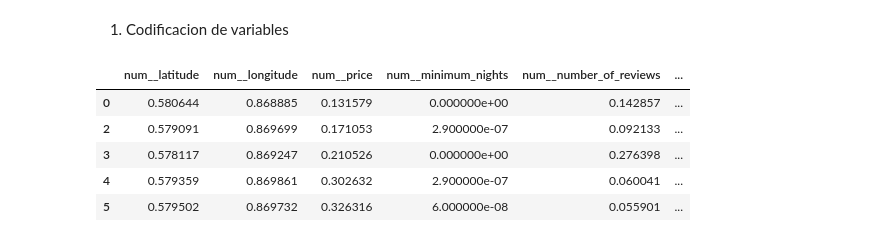
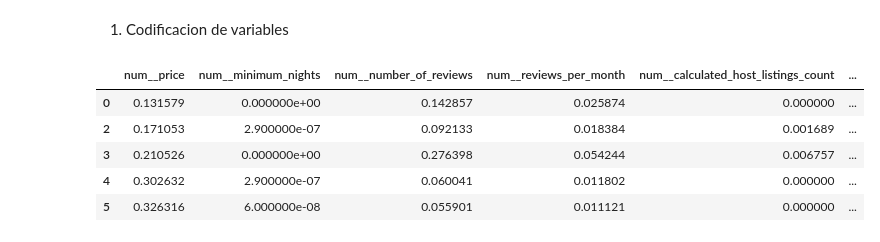
Before and after one commit to HaloReach2552/Proyecto-Data-Science-Airbnb, a Jupyter notebook: proyecto.ipynb, the cells around one changed output. Drawn from its saved outputs; the diff is of its cells as text; code cells hidden in the pictures.

```diff
--- a/proyecto.ipynb
+++ b/proyecto.ipynb
@@ -310,24 +309,20 @@ availability_365: 0 (0.00%)
 # %% [markdown]
 . "Se identificaron valores atípicos mediante el método del rango intercuartílico (IQR). Sin embargo, debido a que estos valores representan comportamientos reales del mercado Airbnb (por ejemplo, anfitriones profesionales con múltiples propiedades, las reviews que dejan los inquilos o alojamientos con estancias mínimas prolongadas), no se eliminaron las observaciones
 # %%
-variable = ['price']
+Q1 = datos['price'].quantile(0.25)
+Q3 = datos['price'].quantile(0.75)
+IQR = Q3 - Q1
 
-mask = pd.Series(False, index=datos.index)
+li = Q1 - 1.5 * IQR
+ls = Q3 + 1.5 * IQR
 
-for var in variable:
-    Q1 = datos[var].quantile(0.25)
-    Q3 = datos[var].quantile(0.75)
-    IQR = Q3 - Q1
+# Máscara de outliers
+mask = (datos['price'] < li) | (datos['price'] > ls)
 
-    li = Q1 - 1.5 * IQR
-    ls = Q3 + 1.5 * IQR
-
-    mask |= (datos[var] < li) | (datos[var] > ls)
-
-# Dataset con outliers de price
+# Dataset con outliers
 datos_outliers = datos[mask]
 
-# Dataset sin outliers de price
+# Dataset sin outliers
 datos_limpio = datos[~mask]
 
 # Dimensiones
@@ -362,17 +381,21 @@ datos_limpio.head(3)
 1. Codificacion de variables
 # %%
 #En este codigo lo que estoy haciendo es reducir las categorias por region, de esa manera se reduce a 6 categorias
+
 regiones = {
+    # Noreste
     "New York City": "Noreste",
     "Boston": "Noreste",
     "Cambridge": "Noreste",
     "Jersey City": "Noreste",
     "Rhode Island": "Noreste",
 
+    # Medio Oeste
     "Chicago": "Medio Oeste",
     "Columbus": "Medio Oeste",
     "Twin Cities MSA": "Medio Oeste",
 
+    # Oeste
     "Los Angeles": "Oeste",
     "San Diego": "Oeste",
     "San Francisco": "Oeste",
@@ -384,20 +407,27 @@ regiones = {
     "San Mateo County": "Oeste",
     "San Clara Country": "Oeste",
     "Pacific Grove": "Oeste",
+    "Salem": "Oeste",
+    "Clark County": "Oeste",
 
+    # Sur
     "Austin": "Sur",
     "Nashville": "Sur",
     "New Orleans": "Sur",
     "Broward County": "Sur",
+    "Asheville": "Sur",
 
+    # Pacífico
     "Hawaii": "Pacífico",
 
-    "Asheville": "Sur",
-    "Salem": "Oeste",
+    # Este
     "Washington D.C.": "Este"
 }
 
+# Crear la nueva variable
 datos_limpio["region"] = datos_limpio["city"].map(regiones)
+
+# Comprobar la distribución
 # %%
 import pandas as pd
 from sklearn.compose import ColumnTransformer
@@ -406,38 +436,36 @@ from sklearn.preprocessing import OneHotEncoder, MinMaxScaler
 categoricas = ['room_type', "region"]
 
 numericas = [
-    'latitude',
-    'longitude',
     'price',
     'minimum_nights',
     'number_of_reviews',
     'reviews_per_month',
     'calculated_host_listings_count',
     'availability_365'
 ]
 
 preprocesador = ColumnTransformer(
     transformers=[
         ('num', MinMaxScaler(), numericas),
         ('cat', OneHotEncoder(handle_unknown='ignore', sparse_output=False), categoricas)
     ],
     remainder='drop'
 )
 
 # Transformar los datos
 X = preprocesador.fit_transform(datos_limpio)
 
 # Obtener los nombres de las columnas
 columnas = preprocesador.get_feature_names_out()
 
 # Convertir a DataFrame
 X_df = pd.DataFrame(X, columns=columnas, index=datos_limpio.index)
 
 X_df.head()
 # %% [output]
-|  | num__latitude | num__longitude | num__price | num__minimum_nights | num__number_of_reviews | ... |
-| 0 | 0.580644 | 0.868885 | 0.131579 | 0.000000e+00 | 0.142857 | ... |
-| 2 | 0.579091 | 0.869699 | 0.171053 | 2.900000e-07 | 0.092133 | ... |
-| 3 | 0.578117 | 0.869247 | 0.210526 | 0.000000e+00 | 0.276398 | ... |
-| 4 | 0.579359 | 0.869861 | 0.302632 | 2.900000e-07 | 0.060041 | ... |
-| 5 | 0.579502 | 0.869732 | 0.326316 | 6.000000e-08 | 0.055901 | ... |
+|  | num__price | num__minimum_nights | num__number_of_reviews | num__reviews_per_month | num__calculated_host_listings_count | ... |
+| 0 | 0.131579 | 0.000000e+00 | 0.142857 | 0.025874 | 0.000000 | ... |
+| 2 | 0.171053 | 2.900000e-07 | 0.092133 | 0.018384 | 0.001689 | ... |
+| 3 | 0.210526 | 0.000000e+00 | 0.276398 | 0.054244 | 0.006757 | ... |
+| 4 | 0.302632 | 2.900000e-07 | 0.060041 | 0.011802 | 0.000000 | ... |
+| 5 | 0.326316 | 6.000000e-08 | 0.055901 | 0.011121 | 0.000000 | ... |
```
Also changed, not shown: parts of 7 cells of this notebook.
